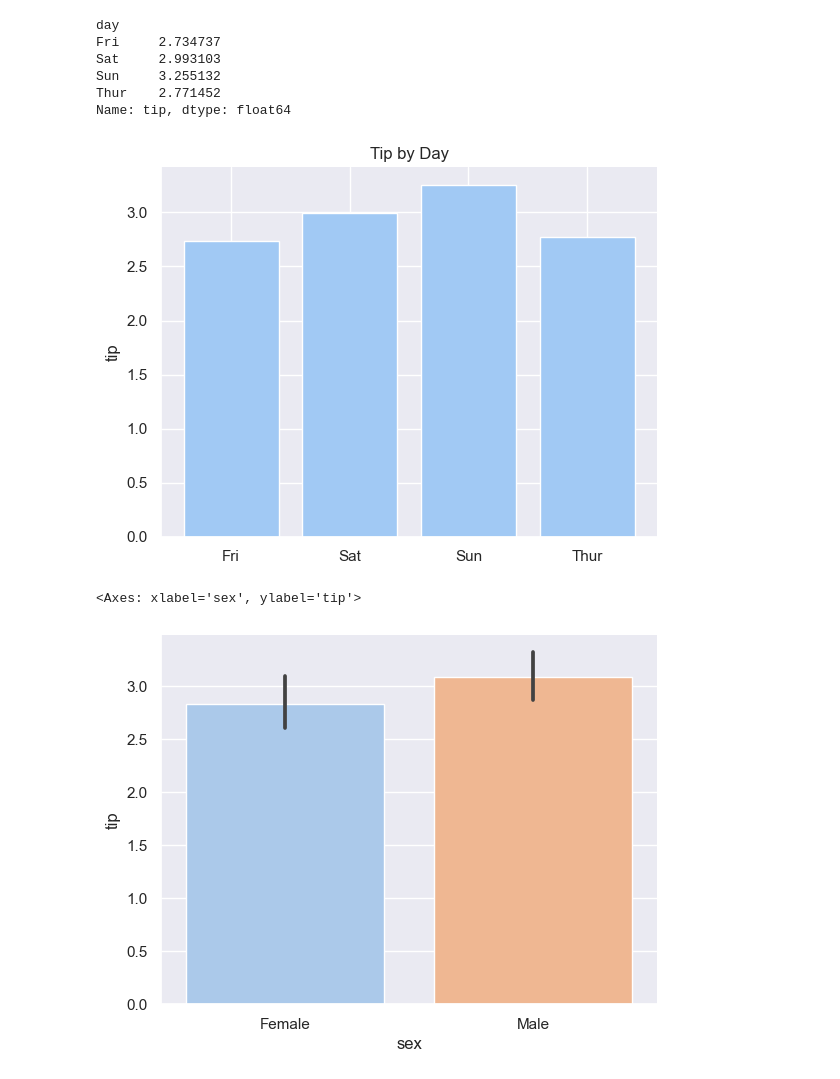
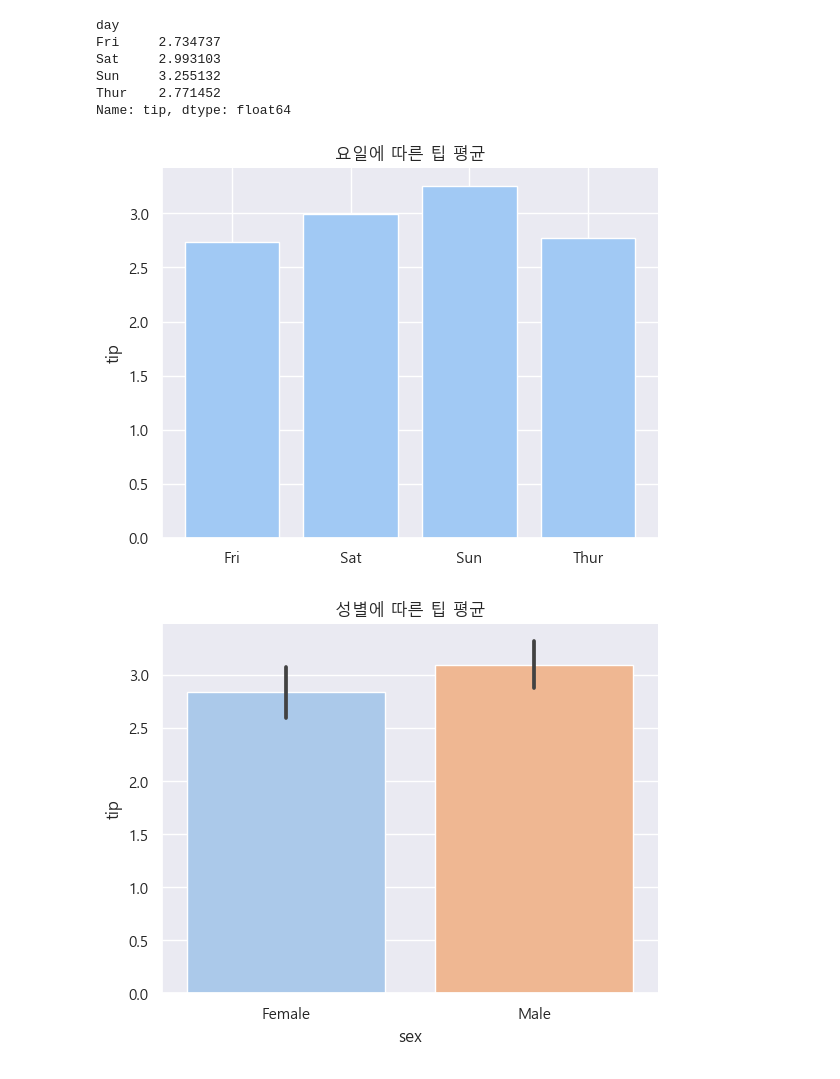
Before and after one commit to leejaesang6098/aiffel_study, a Jupyter notebook: 0811_node/by_tips.ipynb, the cells around one changed output. Cells and saved outputs as stored; diff of their text form; code cells hidden in the pictures.

```diff
--- a/0811_node/by_tips.ipynb
+++ b/0811_node/by_tips.ipynb
@@ -8,6 +8,7 @@ custom_params = {"axes.spines.right": False, "axes.spines.top": False}
 sns.set_theme(context='notebook',
               style='darkgrid',
               palette='pastel',  # 그래프 색
+              font='Malgun Gothic',  # 한글 글꼴
               rc=custom_params)
 # %%
 df = pd.read_csv('tips.csv')
@@ -112,12 +114,13 @@ Name: tip, dtype: float64
 # %%
 plt.bar(x=tip_d.mean().index, height=tip_d.mean().values)
 plt.ylabel('tip')
-plt.title('Tip by Day')
+plt.title('요일에 따른 팁 평균')
 plt.show()
 # %% [output]
-[figure, old version]
+[figure, new version]
 # %%
 sns.barplot(data=df, x='sex', y='tip')
+plt.title("성별에 따른 팁 평균")
+plt.show()
 # %% [output]
-<Axes: xlabel='sex', ylabel='tip'>
-[figure, old version]
+[figure, new version]
```
Also changed, not shown: parts of 4 cells of this notebook.
